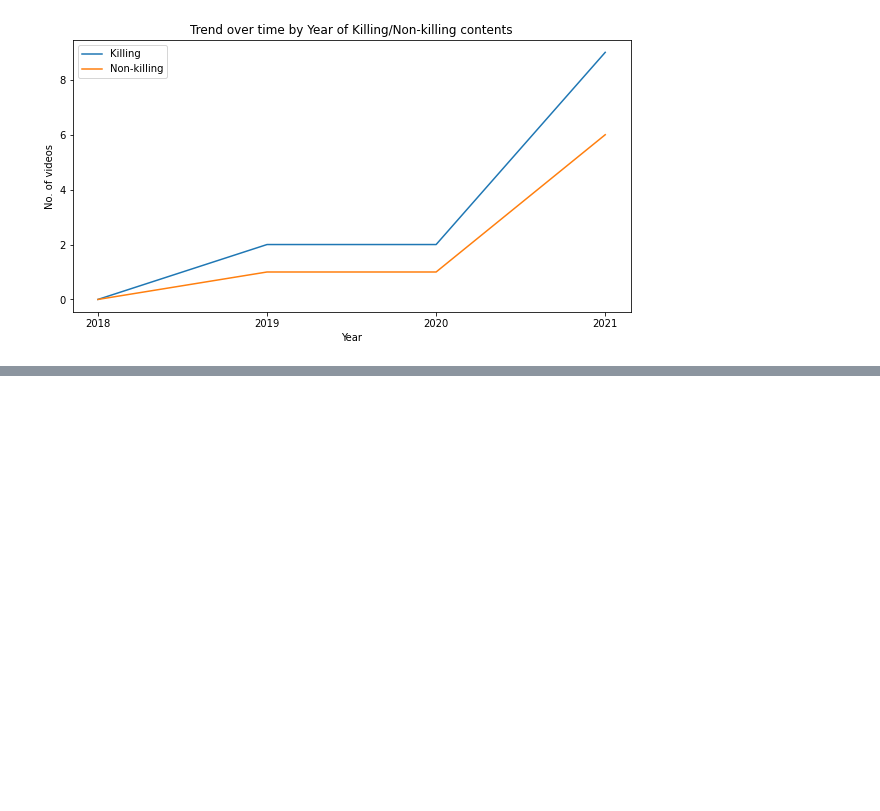
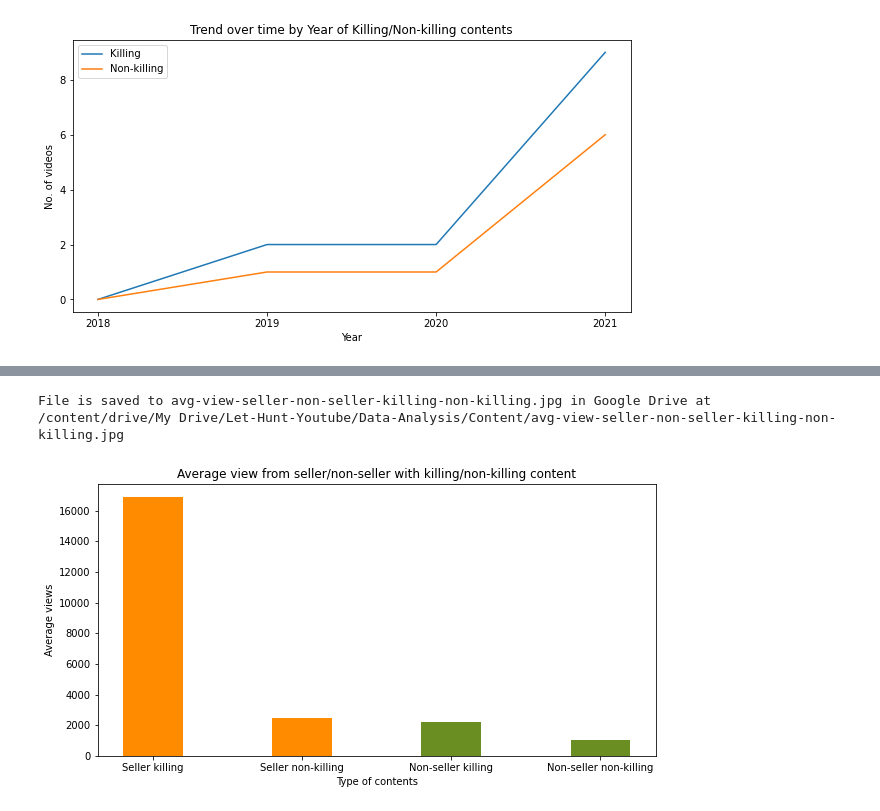
Before and after one commit to hoangantk6/Youtube_Hunting, a Jupyter notebook: 04-Data-Analysis/01_video-content-analysis.ipynb, the cells around one changed output, grey strips where cells are left out. Drawn from its saved outputs; the diff is of its cells as text; code cells hidden in the pictures; blank space fills up the shorter version.

```diff
--- a/04-Data-Analysis/01_video-content-analysis.ipynb
+++ b/04-Data-Analysis/01_video-content-analysis.ipynb
@@ -386,0 +361,31 @@ topic_list
+# %%
+# average view by category
+def mean_metadata_of_intersection(A, B, metadata):
+  C = list(set(category[A]).intersection(set(category[B])))
+  C_num_view_mean = round(data[C + [metadata]].dropna(subset=C, how='all')[metadata].mean())
+  return C_num_view_mean
+
+seller_killing_num_view_mean         = mean_metadata_of_intersection('seller', 'killing', 'num_view')
+seller_non_killing_num_view_mean     = mean_metadata_of_intersection('seller', 'non-killing', 'num_view')
+non_seller_killing_num_view_mean     = mean_metadata_of_intersection('non-seller', 'killing', 'num_view')
+non_seller_non_killing_num_view_mean = mean_metadata_of_intersection('non-seller', 'non-killing', 'num_view')
+
+plt = dautils.bar_plot(
+    data={
+        "Seller killing": seller_killing_num_view_mean,
+        "Seller non-killing": seller_non_killing_num_view_mean,
+        "Non-seller killing": non_seller_killing_num_view_mean,
+        "Non-seller non-killing": non_seller_non_killing_num_view_mean
+    },
+    xlabel="Type of contents",
+    ylabel="Average views",
+    title="Average view from seller/non-seller with killing/non-killing content",
+    value_annotation=False,
+    color=['darkorange', 'darkorange', 'olivedrab', 'olivedrab']
+)
+
+# save image
+utils.save_image(plt, visualization_folder_path, "avg-view-seller-non-seller-killing-non-killing.jpg")
+# %% [output]
+File is saved to avg-view-seller-non-seller-killing-non-killing.jpg in Google Drive at /content/drive/My Drive/Let-Hunt-Youtube/Data-Analysis/Content/avg-view-seller-non-seller-killing-non-killing.jpg
+[figure, added]
```
Also changed, not shown: parts of 10 cells of this notebook.
